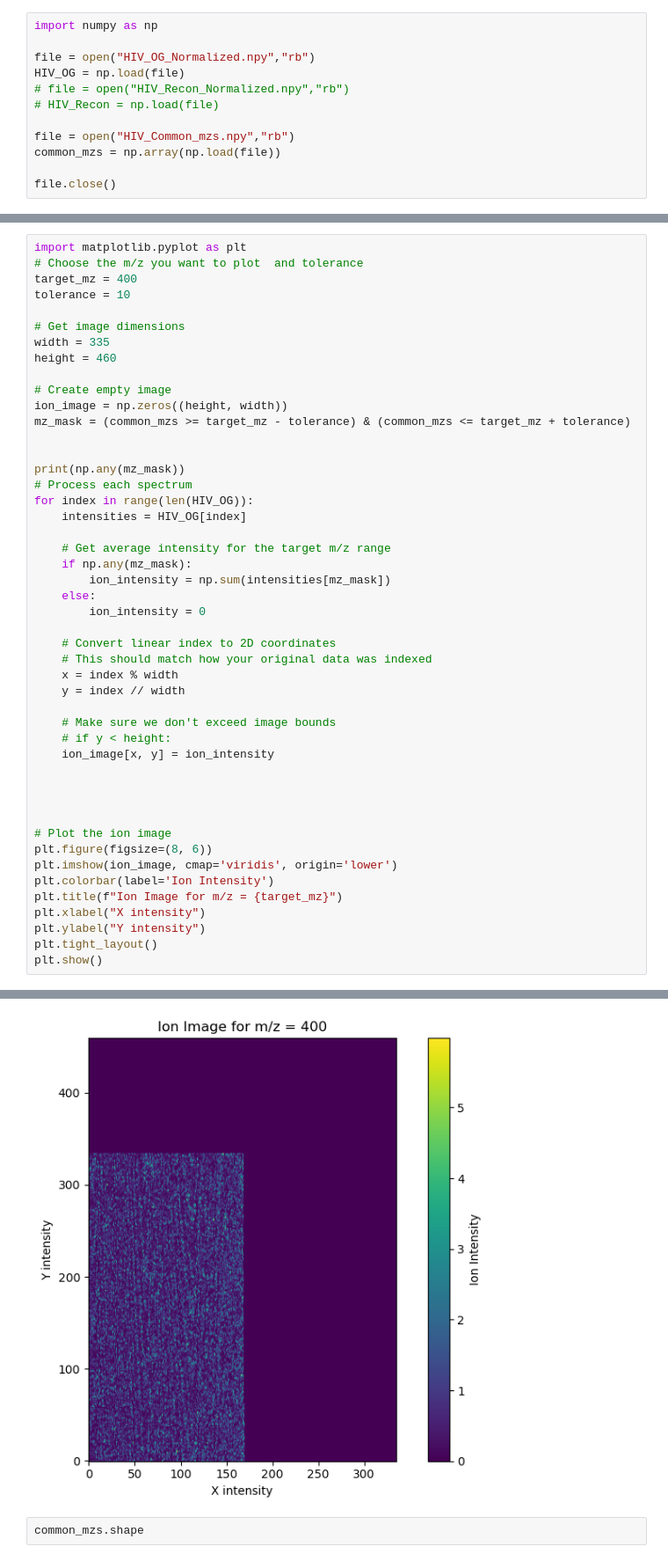
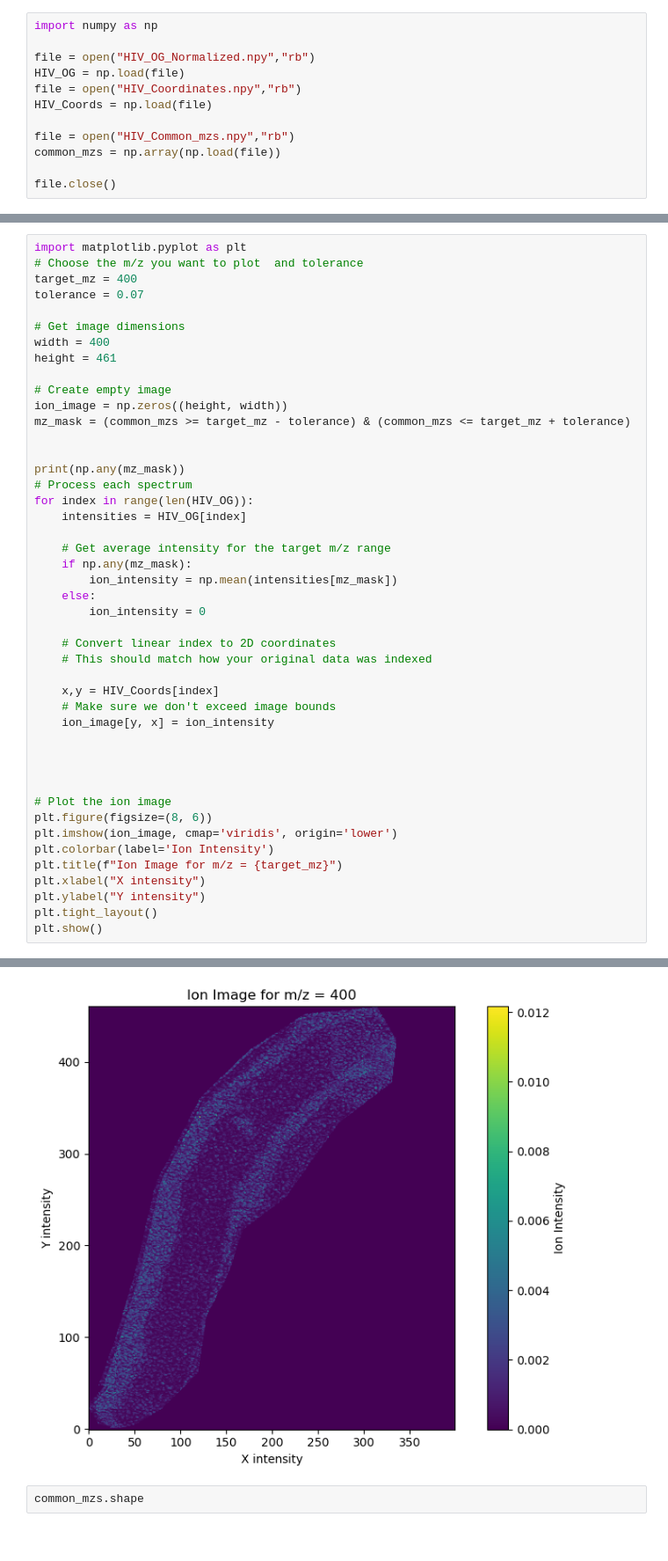
Before and after one commit to Tapiwamaz/HonoursResearch, a Jupyter notebook: Notebooks/VisualizeNpy.ipynb, the cells around one changed output, grey strips where cells are left out. Shown: that part at 88% size. Saved outputs shown, nothing was run; the diff lists cells and outputs as text.

```diff
--- a/Notebooks/VisualizeNpy.ipynb
+++ b/Notebooks/VisualizeNpy.ipynb
@@ -3,8 +3,8 @@ import numpy as np
 
 file = open("HIV_OG_Normalized.npy","rb")
 HIV_OG = np.load(file)
-# file = open("HIV_Recon_Normalized.npy","rb")
-# HIV_Recon = np.load(file)
+file = open("HIV_Coordinates.npy","rb")
+HIV_Coords = np.load(file)
 
 file = open("HIV_Common_mzs.npy","rb")
 common_mzs = np.array(np.load(file))
@@ -18,11 +14,11 @@ file.close()
 import matplotlib.pyplot as plt
 # Choose the m/z you want to plot  and tolerance
 target_mz = 400
-tolerance = 10
+tolerance = 0.07
 
 # Get image dimensions
-width = 335
-height = 460
+width = 400
+height = 461
 
 # Create empty image
 ion_image = np.zeros((height, width))
@@ -31,39 +27,37 @@ mz_mask = (common_mzs >= target_mz - tolerance) & (common_mzs <= target_mz + tol
 
 print(np.any(mz_mask))
 # Process each spectrum
 for index in range(len(HIV_OG)):
     intensities = HIV_OG[index]
 
     # Get average intensity for the target m/z range
     if np.any(mz_mask):
-        ion_intensity = np.sum(intensities[mz_mask])
+        ion_intensity = np.mean(intensities[mz_mask])
     else:
         ion_intensity = 0
 
     # Convert linear index to 2D coordinates
     # This should match how your original data was indexed
-    x = index % width
-    y = index // width
 
+    x,y = HIV_Coords[index]
     # Make sure we don't exceed image bounds
-    # if y < height:
-    ion_image[x, y] = ion_intensity
+    ion_image[y, x] = ion_intensity
 
 
 
 
 # Plot the ion image
 plt.figure(figsize=(8, 6))
 plt.imshow(ion_image, cmap='viridis', origin='lower')
 plt.colorbar(label='Ion Intensity')
 plt.title(f"Ion Image for m/z = {target_mz}")
 plt.xlabel("X intensity")
 plt.ylabel("Y intensity")
 plt.tight_layout()
 plt.show()
 # %% [output]
 True
-[figure, old version]
+[figure, new version]
 # %%
 common_mzs.shape
 # %% [output]
```
Also changed, not shown: parts of 1 cell of this notebook.
